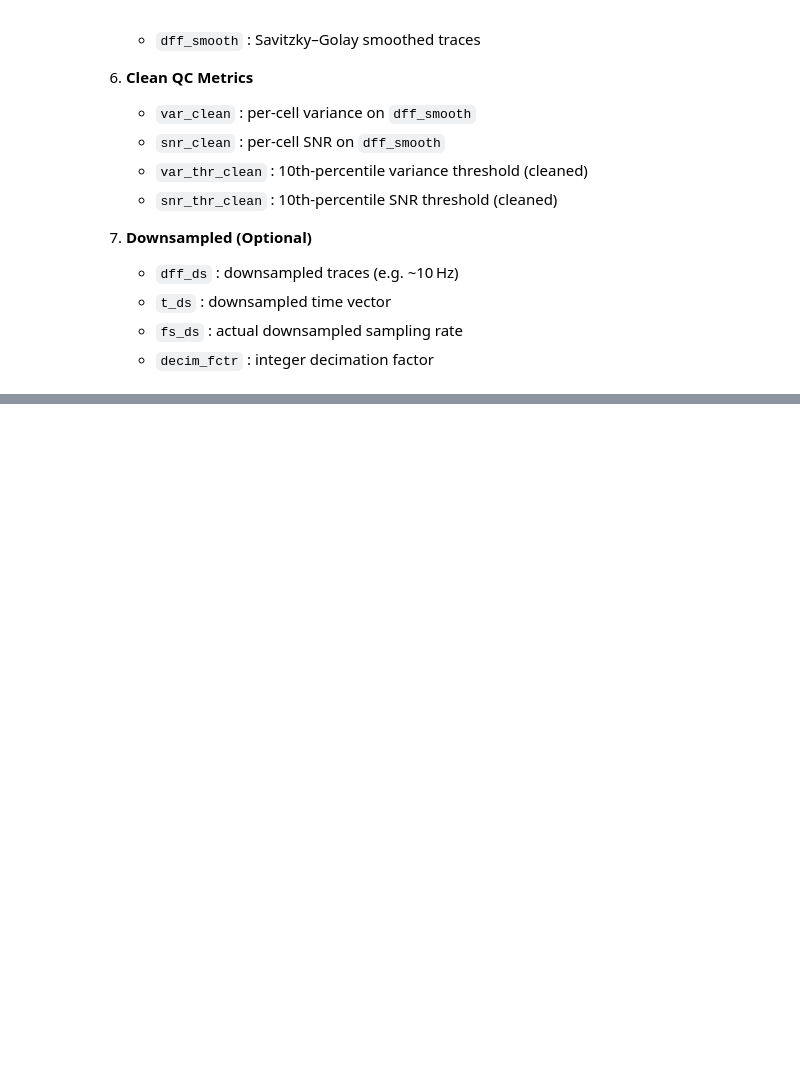
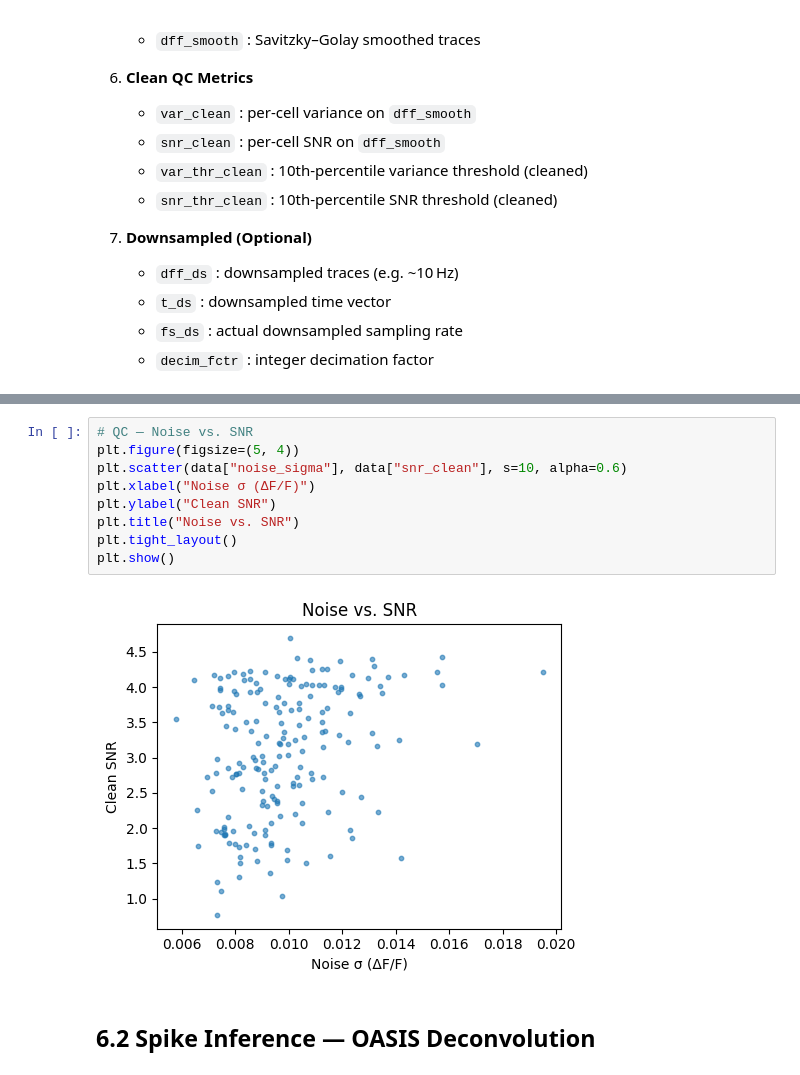
Before and after one commit to ak-andreas/nds-final-project-summer25, a Jupyter notebook: practical02.ipynb, the cells around one changed output, grey strips where cells are left out. Drawn from its saved outputs; the diff is of its cells as text; blank space fills up the shorter version.

```diff
--- a/practical02.ipynb
+++ b/practical02.ipynb
@@ -892,0 +923,13 @@ Saved minimal processed data for spike inference & RF mapping.
+# %%
+# QC — Noise vs. SNR
+plt.figure(figsize=(5, 4))
+plt.scatter(data["noise_sigma"], data["snr_clean"], s=10, alpha=0.6)
+plt.xlabel("Noise σ (ΔF/F)")
+plt.ylabel("Clean SNR")
+plt.title("Noise vs. SNR")
+plt.tight_layout()
+plt.show()
+# %% [output]
+[figure, added]
+# %% [markdown]
+## 6.2 Spike Inference — OASIS Deconvolution
```
Also changed, not shown: parts of 25 cells of this notebook, 6 other files.
